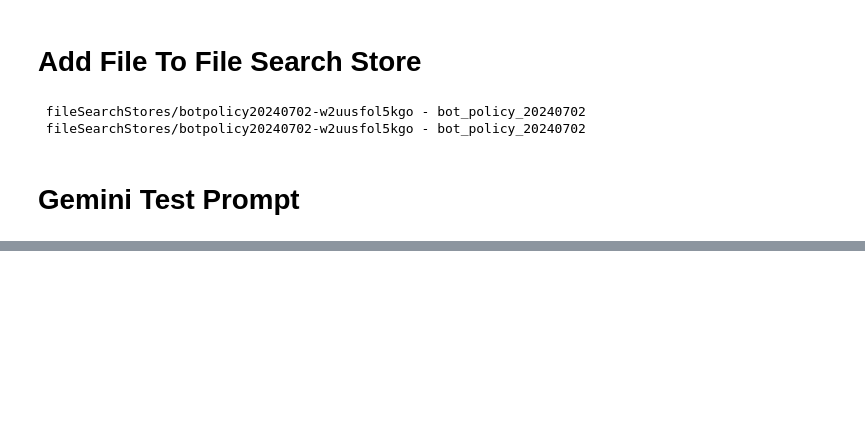
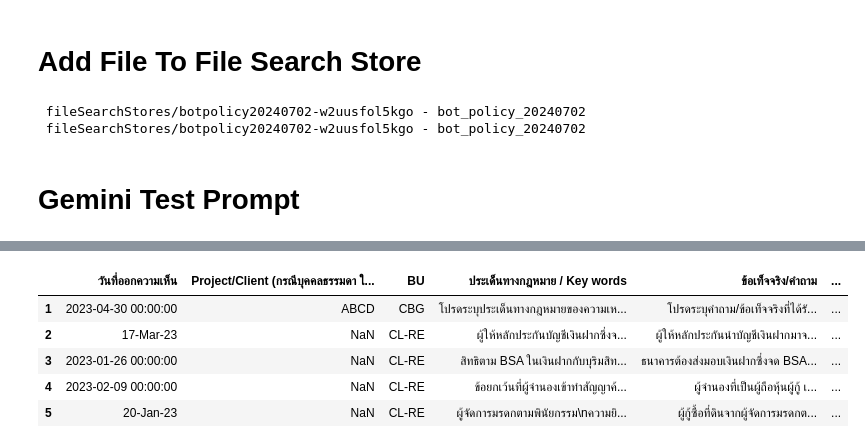
Before and after one commit to rit1217/Study-RAG, a Jupyter notebook: introduction_to_rag.ipynb, the cells around one changed output, grey strips where cells are left out. Cells and saved outputs as stored; diff of their text form; code cells hidden in the pictures; blank space fills up the shorter version.

```diff
--- a/introduction_to_rag.ipynb
+++ b/introduction_to_rag.ipynb
@@ -51,6 +54,24 @@ for fs in client.file_search_stores.list():
 # client.file_search_stores.delete(name='fileSearchStores/botpolicy20240702-2ot0jq8eztge', config={'force':True})
 # %% [markdown]
 # Gemini Test Prompt
+# %%
+def ask_legal_gemini(question):
+  response = client.models.generate_content(
+      model="gemini-2.5-flash",
+            # contents=f"""คุณเป็นผู้เชี่ยวชาญทางกฎหมายของธนาคารเอกชนแห่งหนึ่ง และตอบคำถามต่อไปนี้อย่างรอบคอบและกระชับ ไม่ยาวจนเกินไป\n{question}""",
+      contents=f"""{question}""",
+      config=types.GenerateContentConfig(
+          tools=[
+              types.Tool(
+                  file_search=types.FileSearch(
+                      file_search_store_names=[file_search_store.name]
+                  )
+              )
+          ]
+      )
+  )
+
+  return response
 # %%
 question="""1. ที่ดินที่ได้มาจากการที่บิดายกให้บุตรโดยเสน่หา บิดาซึ่งเป็นผู้ให้ยังสามารถเรียกคืนจากบุตรได้หรือไม่ เรียกคืนจากสาเหตุใดได้บ้าง
 2. กรณีที่บุตรนำที่ดินไปดำเนินการจัดสรรแล้ว ยังจะสามารถถูกเรียกคืนการให้จากผู้ให้ได้หรือไม่"""
@@ -85,0 +123,11 @@ print(response.text)
+# %%
+test_df['AI_RESPONSE'] = test_df["ข้อเท็จจริง/คำถาม"].apply(lambda x: ask_legal_gemini(x).text)
+
+test_df.head(5)
+# %% [output]
+|  | วันที่ออกความเห็น | Project/Client (กรณีบุคคลธรรมดา ใ... | BU | ประเด็นทางกฎหมาย / Key words | ข้อเท็จจริง/คำถาม | ... |
+| 1 | 2023-04-30 00:00:00 | ABCD | CBG | โปรดระบุประเด็นทางกฎหมายของความเห... | โปรดระบุคำถาม/ข้อเท็จจริงที่ได้รั... | ... |
+| 2 | 17-Mar-23 | NaN | CL-RE | ผู้ให้หลักประกันบัญชีเงินฝากซึ่งจ... | ผู้ให้หลักประกันนำบัญชีเงินฝากมาจ... | ... |
+| 3 | 2023-01-26 00:00:00 | NaN | CL-RE | สิทธิตาม BSA ในเงินฝากกับบุริมสิท... | ธนาคารต้องส่งมอบเงินฝากซึ่งจด BSA... | ... |
+| 4 | 2023-02-09 00:00:00 | NaN | CL-RE | ข้อยกเว้นที่ผู้จำนองเข้าทำสัญญาค้... | ผู้จำนองที่เป็นผู้ถือหุ้นผู้กู้ เ... | ... |
+| 5 | 20-Jan-23 | NaN | CL-RE | ผู้จัดการมรดกตามพินัยกรรม\nความยิ... | ผู้กู้ซื้อที่ดินจากผู้จัดการมรดกต... | ... |
```
Also changed, not shown: parts of 7 cells of this notebook.
